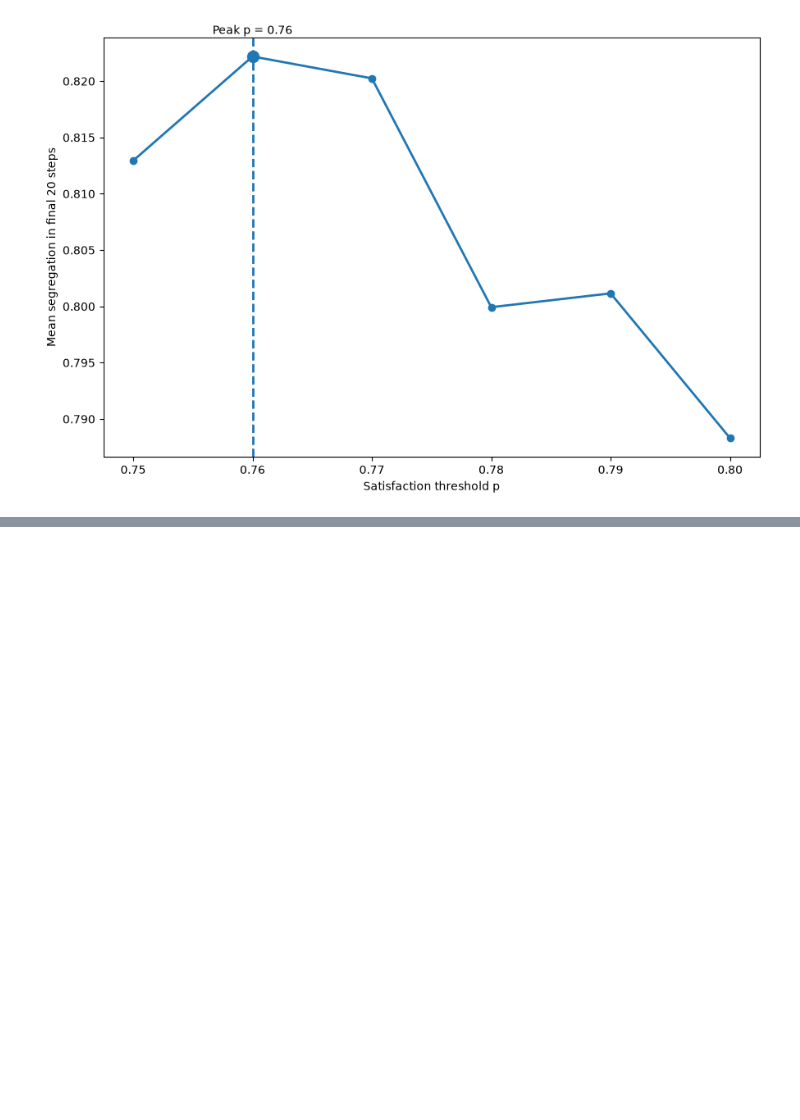
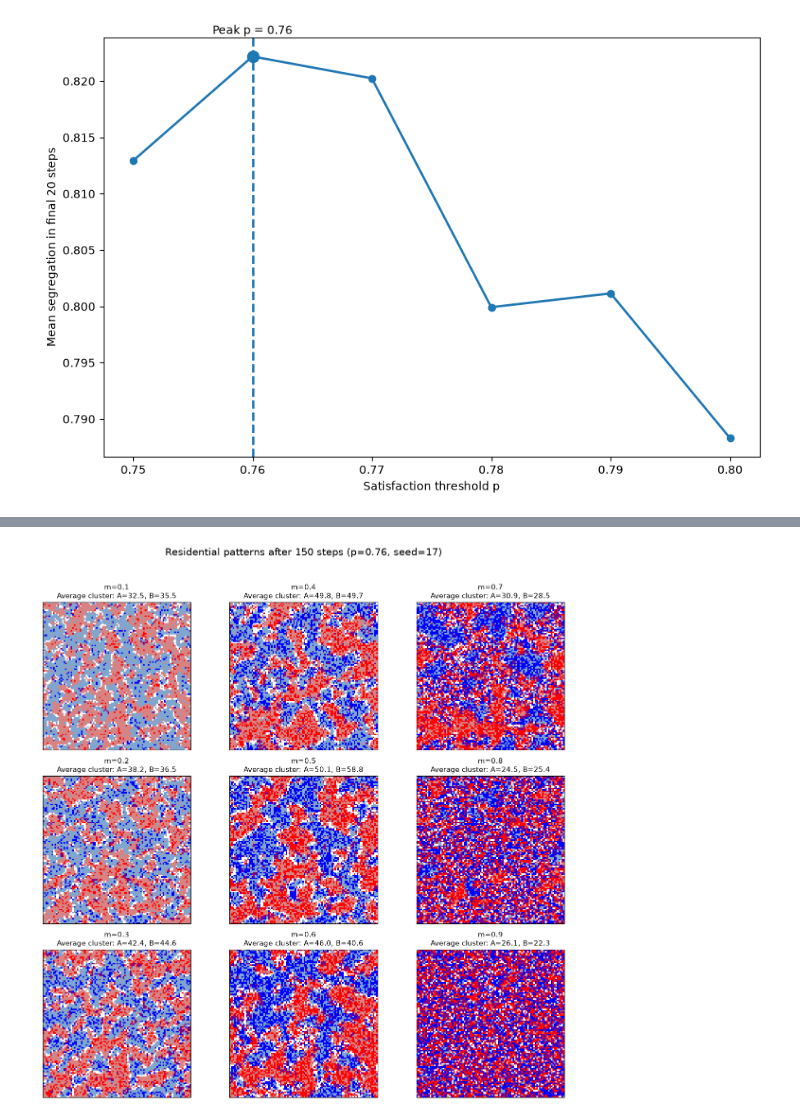
Before and after one commit to DONG-BO-Eric/CITS4403-Project, a Jupyter notebook: code/project.ipynb, the cells around one changed output, grey strips where cells are left out. Drawn from its saved outputs; the diff is of its cells as text; code cells hidden in the pictures; blank space fills up the shorter version.

```diff
--- a/code/project.ipynb
+++ b/code/project.ipynb
@@ -788,0 +831,27 @@ Maximum segregation = 0.8221945208440674
+# %%
+snapshot_cmap = ListedColormap([
+    "white", "#D98282", "#7EA6CF",
+    "red", "blue", "purple",
+])
+
+fig, axes = plt.subplots(3, 3, figsize=(12, 12))
+
+for ax, (m, array, a, b) in zip(
+    axes.T.flat, snapshot_results
+):
+    ax.imshow(array, cmap=snapshot_cmap, vmin=0, vmax=5, interpolation="nearest",)
+
+    ax.set_title(f"m={m:.1f}\n" f"Average cluster: A={a:.1f}, B={b:.1f}", fontsize=11,)
+    ax.set_xticks([])
+    ax.set_yticks([])
+
+fig.suptitle(
+    f"Residential patterns after {snapshot_steps} steps "
+    f"(p={snapshot_p}, seed={snapshot_seed})",
+    fontsize=15,
+)
+
+fig.tight_layout(rect=[0, 0, 1, 0.96])
+plt.show()
+# %% [output]
+[figure, added]
```
Also changed, not shown: parts of 43 cells of this notebook.
